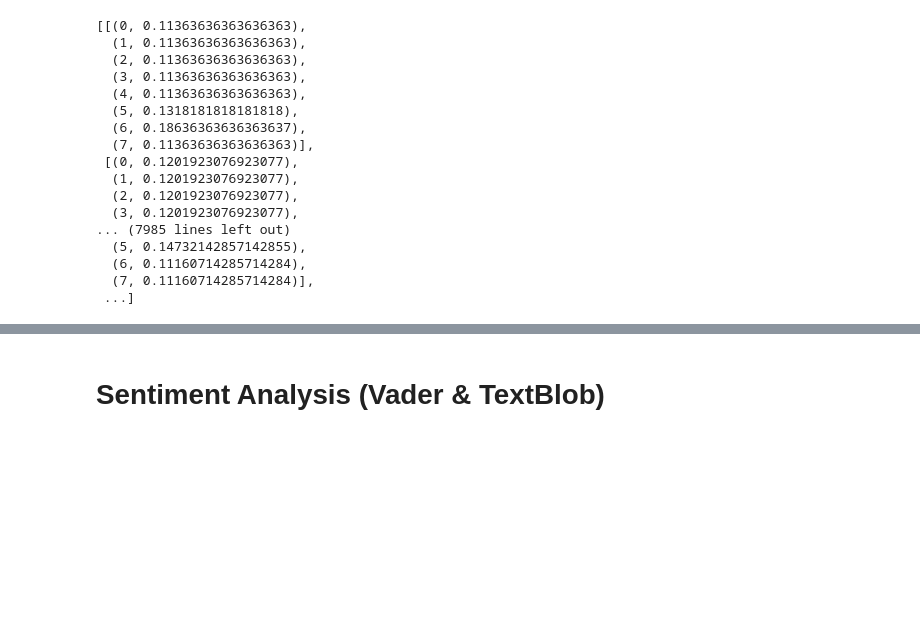
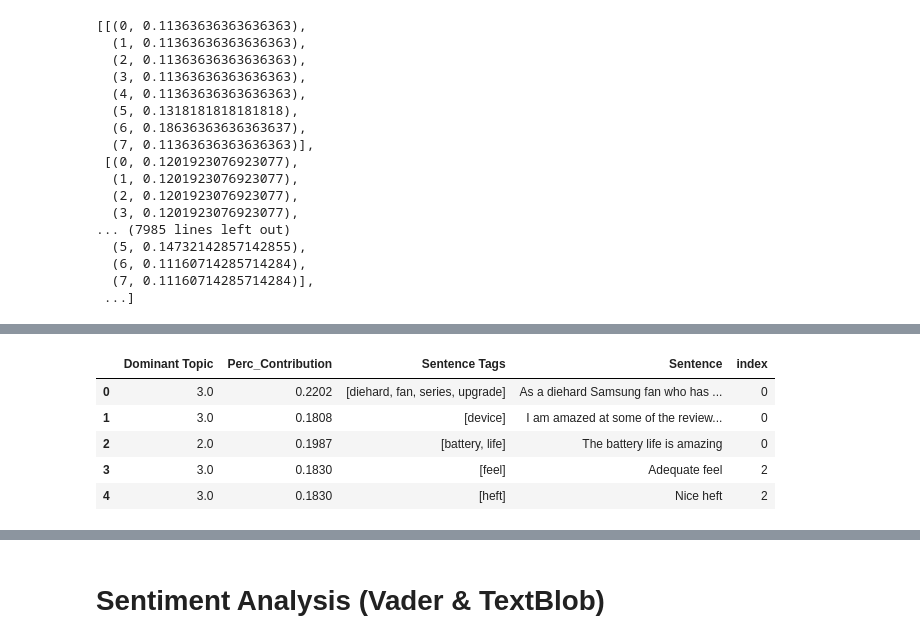
Before and after one commit to ngohngoh/phone-reviews-analysis, a Jupyter notebook: Cell phone Reviews - YL.ipynb, the cells around one changed output, grey strips where cells are left out. Saved outputs shown, nothing was run; the diff lists cells and outputs as text; code cells hidden in the pictures; blank space fills up the shorter version.

```diff
--- a/Cell phone Reviews - YL.ipynb
+++ b/Cell phone Reviews - YL.ipynb
@@ -777,0 +791,5 @@ df_dominant_topic.head(10)
+# %%
+import pickle
+
+# pickle.dump(dominant_topic_df, open('dominant_topic_df.pkl', 'wb'))
+dominant_topic_df = pickle.load(open('dominant_topic_df.pkl', 'rb'))
@@ -777,0 +805,12 @@ df_dominant_topic.head(10)
+# %%
+index_list = sentences_df['index'].tolist()
+# %%
+dominant_topic_df['index'] = index_list
+dominant_topic_df.head()
+# %% [output]
+|  | Dominant Topic | Perc_Contribution | Sentence Tags | Sentence | index |
+| 0 | 3.0 | 0.2202 | [diehard, fan, series, upgrade] | As a diehard Samsung fan who has ... | 0 |
+| 1 | 3.0 | 0.1808 | [device] | I am amazed at some of the review... | 0 |
+| 2 | 2.0 | 0.1987 | [battery, life] | The battery life is amazing | 0 |
+| 3 | 3.0 | 0.1830 | [feel] | Adequate feel | 2 |
+| 4 | 3.0 | 0.1830 | [heft] | Nice heft | 2 |
```
Also changed, not shown: parts of 27 cells of this notebook, 3 other files.
